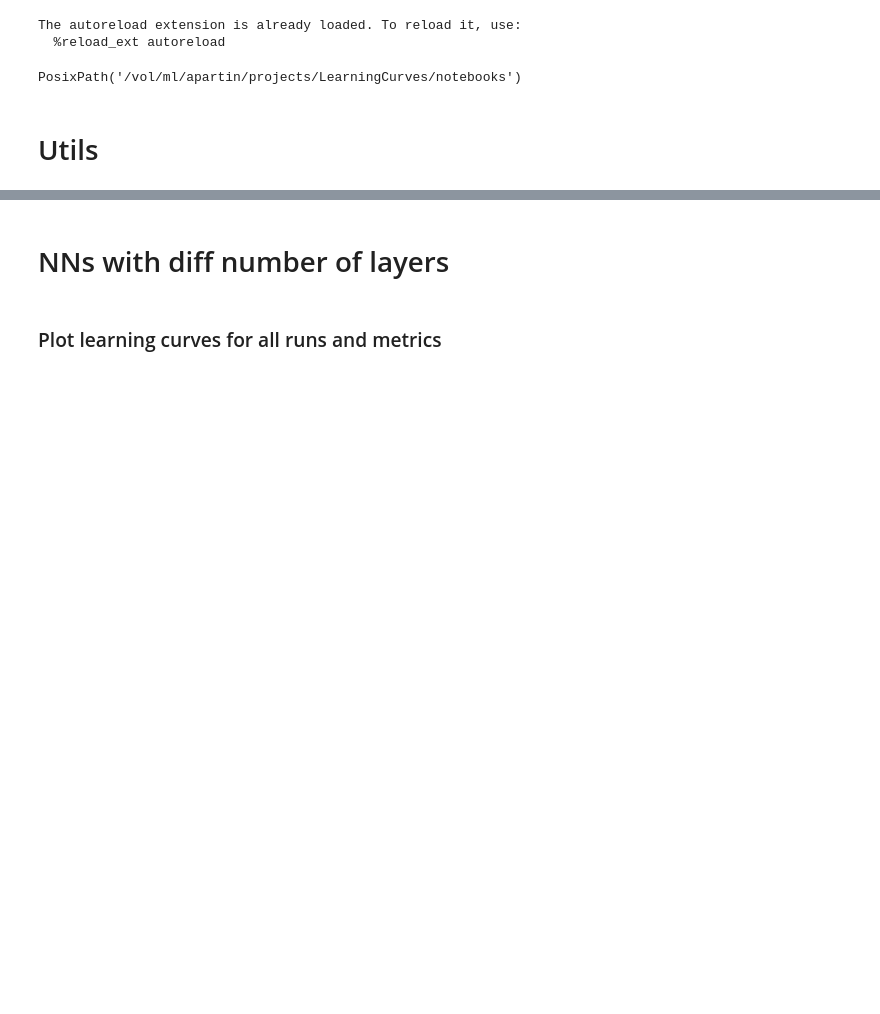
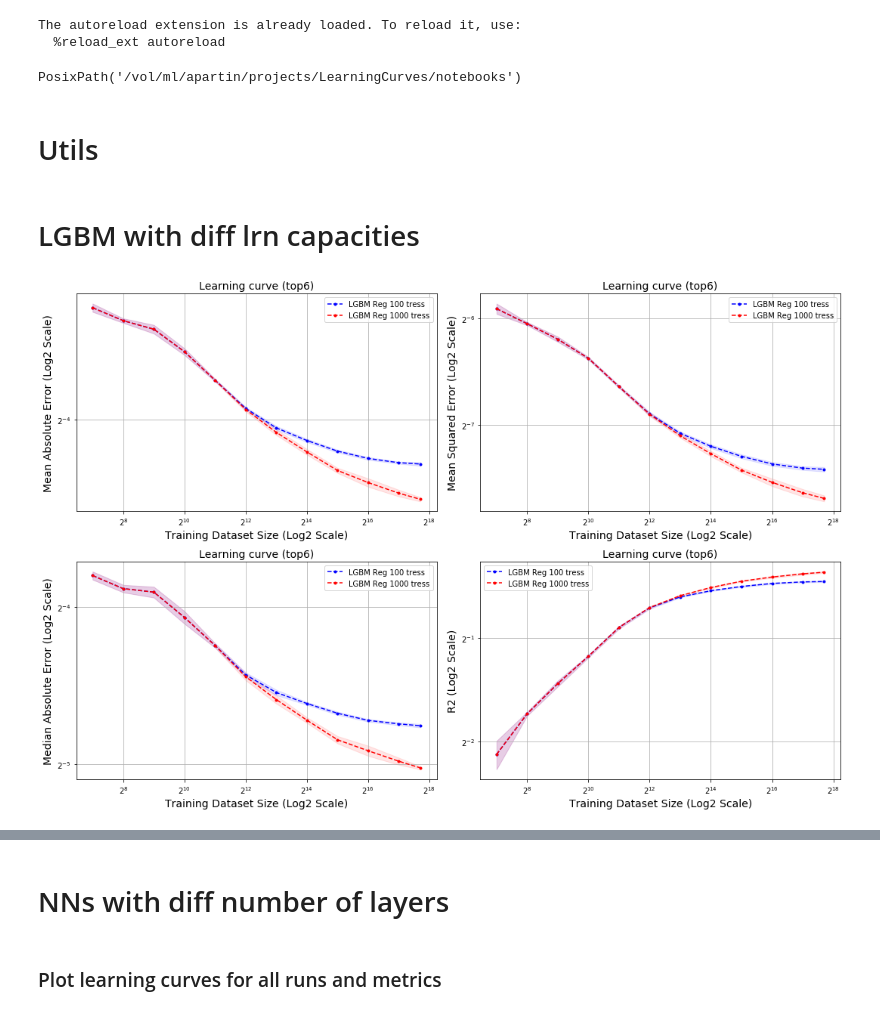
Before and after one commit to adpartin/LearningCurves, a Jupyter notebook: notebooks/power_law_for_paper.ipynb, the cells around one changed output, grey strips where cells are left out. Drawn from its saved outputs; the diff is of its cells as text; code cells hidden in the pictures; blank space fills up the shorter version.

```diff
--- a/notebooks/power_law_for_paper.ipynb
+++ b/notebooks/power_law_for_paper.ipynb
@@ -152,0 +167,17 @@ def plot_all_metrics_from_runs(runs, metrics='all', title:str=None, figsize:tupl
+# %% [markdown]
+# LGBM with diff lrn capacities
+# %%
+maindir = filepath / '../top6_trn'  # Results dir
+lgb_reg_100_dir  = maindir / 'top6.lgb_reg.cvf5.GE.DD.AUC_2019-9-26_h11-m54'
+lgb_reg_1000_dir = maindir / 'top6.lgb_reg.cvf5.GE.DD.AUC_2019-9-26_h13-m19'
+# %%
+src_name = 'top6'
+
+# Top6
+if src_name == 'top6':
+    runs = [{'name': 'LGBM Reg 100 tress',  'dir': lgb_reg_100_dir},
+            {'name': 'LGBM Reg 1000 tress', 'dir': lgb_reg_1000_dir}]
+# %%
+plot_all_metrics_from_runs(runs, metrics='all', title=None, figsize=(15,10), save=False)
+# %% [output]
+[figure, added]
```
Also changed, not shown: parts of 11 cells of this notebook, 2 other files.
